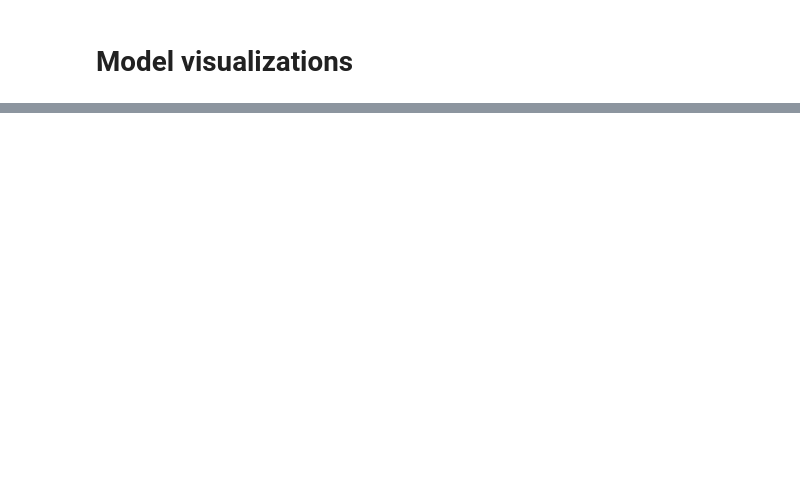
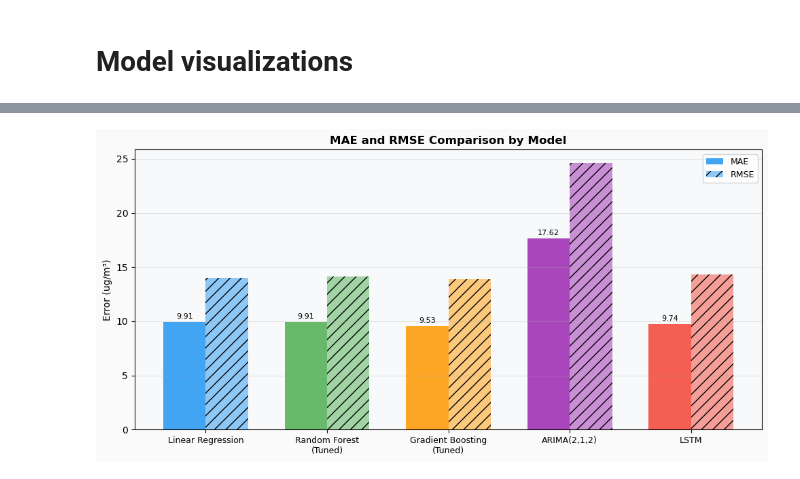
Before and after one commit to Suubi08/Year-2-Semester-2-ML-Project, a Jupyter notebook: my_ML_project.ipynb, the cells around one changed output, grey strips where cells are left out. Saved outputs shown, nothing was run; the diff lists cells and outputs as text; code cells hidden in the pictures; blank space fills up the shorter version.

```diff
--- a/my_ML_project.ipynb
+++ b/my_ML_project.ipynb
@@ -181,0 +603,12 @@ Improvement in R2: -0.01
+# %%
+print("\n" + "=" * 65)
+print("  COMPREHENSIVE RESULTS SUMMARY")
+print("=" * 65)
+
+results_df = pd.DataFrame(results)
+results_df = results_df.set_index('Model')
+print(f"\n{results_df.to_string()}")
+best_mae = results_df['MAE'].idxmin()
+best_r2  = results_df['R2'].idxmax()
+print(f"\n  Best MAE:  {best_mae} ({results_df.loc[best_mae,'MAE']:.4f})")
+print(f"  Best R²:   {best_r2}  ({results_df.loc[best_r2,'R2']:.4f})")
@@ -257,0 +674,31 @@ __Conclusion:__ The model is highly reliable for general air quality forecasting
+# %%
+plt.figure(figsize=(10, 5), facecolor='#FAFAFA')
+ax = plt.gca()
+
+metrics_plot = ['MAE', 'RMSE']
+x = np.arange(len(results_df))
+width = 0.35
+
+bars1 = ax.bar(x - width/2, results_df['MAE'],  width, label='MAE',
+                color=[COLORS.get(m, '#999') for m in results_df.index], alpha=0.85)
+bars2 = ax.bar(x + width/2, results_df['RMSE'], width, label='RMSE',
+                color=[COLORS.get(m, '#999') for m in results_df.index], alpha=0.5,
+                hatch='//')
+
+ax.set_xticks(x)
+ax.set_xticklabels([m.replace(' (Tuned)', '\n(Tuned)').replace(' (numpy)', '\n(numpy)')
+                     for m in results_df.index], fontsize=9)
+ax.set_title('MAE and RMSE Comparison by Model', fontsize=12, fontweight='bold')
+ax.set_ylabel('Error (ug/m³)', fontsize=10)
+ax.legend(fontsize=9)
+ax.grid(True, alpha=0.3, axis='y')
+ax.set_facecolor('#F8F9FA')
+
+for bar in bars1:
+    ax.text(bar.get_x() + bar.get_width()/2, bar.get_height() + 0.2,
+             f'{bar.get_height():.2f}', ha='center', va='bottom', fontsize=8)
+
+plt.tight_layout()
+plt.show()
+# %% [output]
+[figure, added]
```
Also changed, not shown: parts of 41 cells of this notebook, 4 other files.
